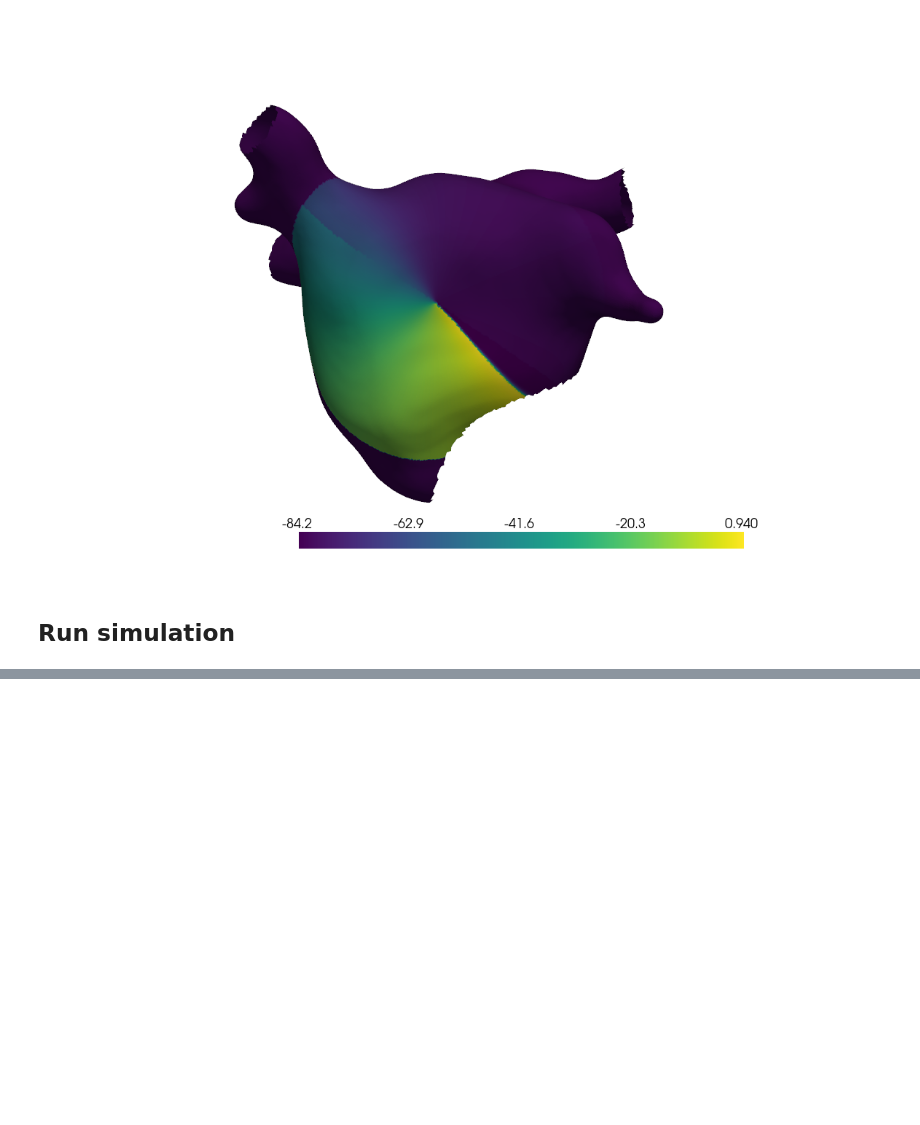
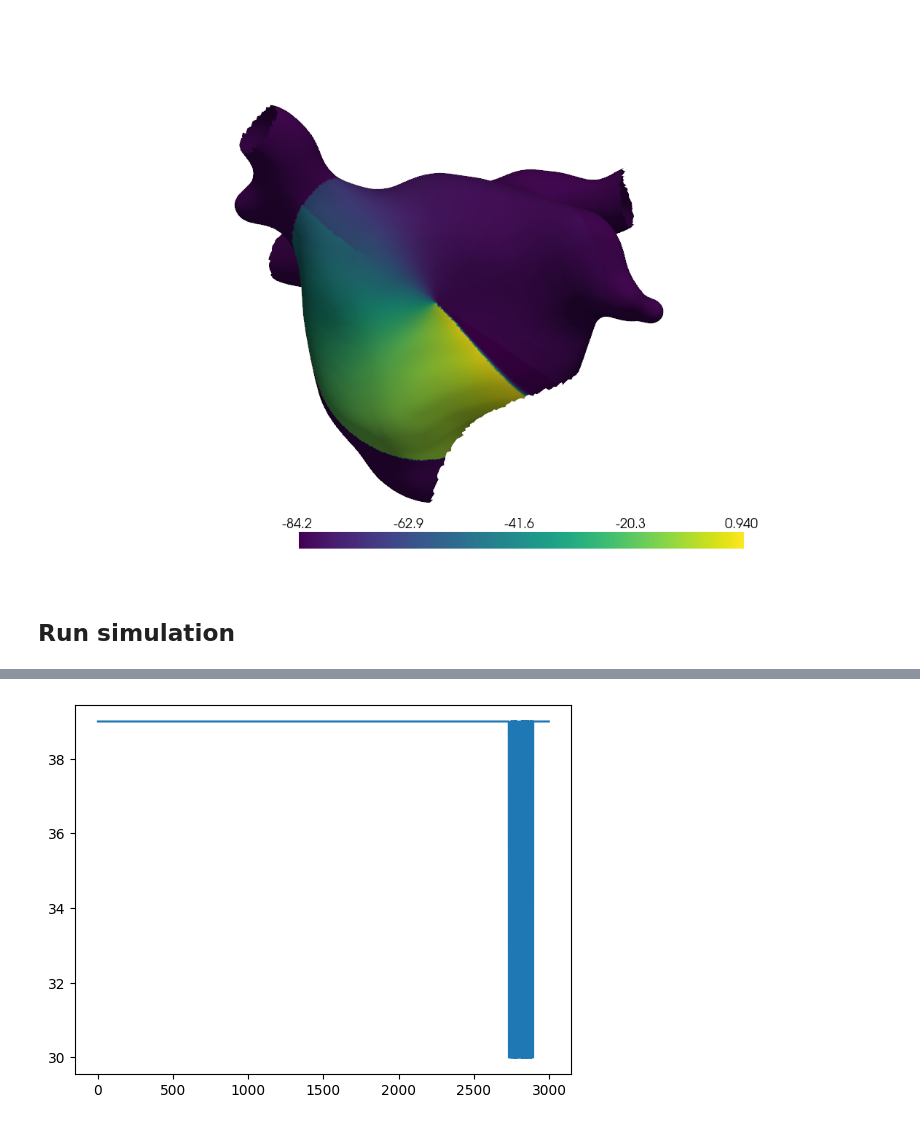
Before and after one commit to finitewave/Finitewave, a Jupyter notebook: Tutorials/SpiralWaveFromPhaseMap.ipynb, the cells around one changed output, grey strips where cells are left out. Cells and saved outputs as stored; diff of their text form; code cells hidden in the pictures; blank space fills up the shorter version.

```diff
--- a/Tutorials/SpiralWaveFromPhaseMap.ipynb
+++ b/Tutorials/SpiralWaveFromPhaseMap.ipynb
@@ -234,0 +235,5 @@ pl.show()
+# %%
+plt.plot(simulation.solver.num_iterations)
+plt.show()
+# %% [output]
+[figure, added]
```
Also changed, not shown: parts of 2 cells of this notebook, 15 other files.
